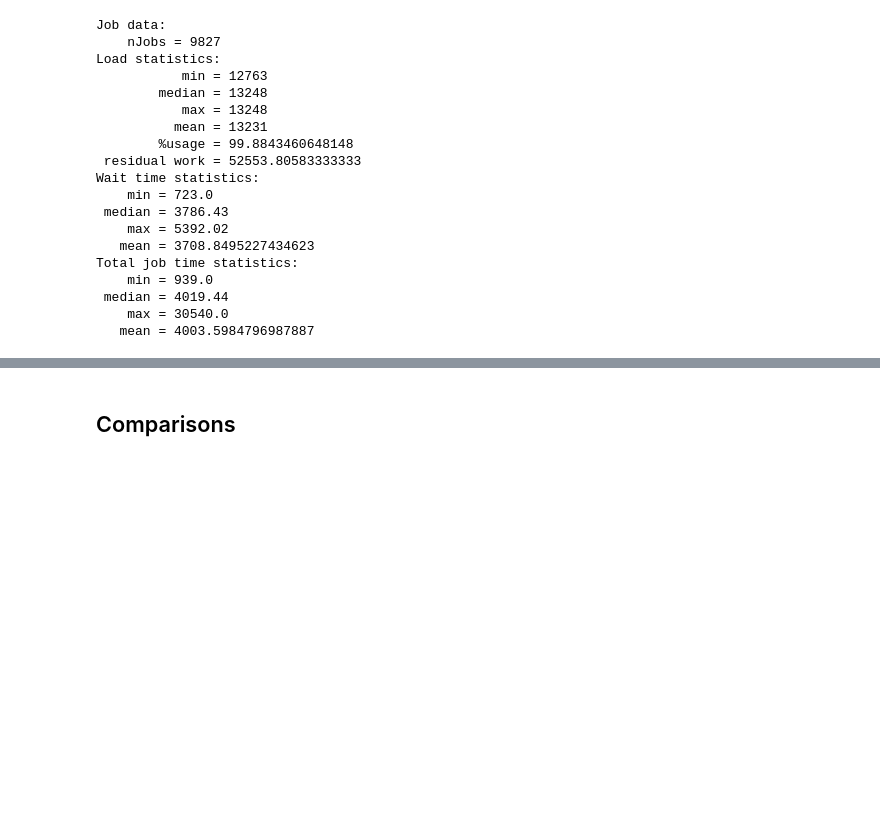
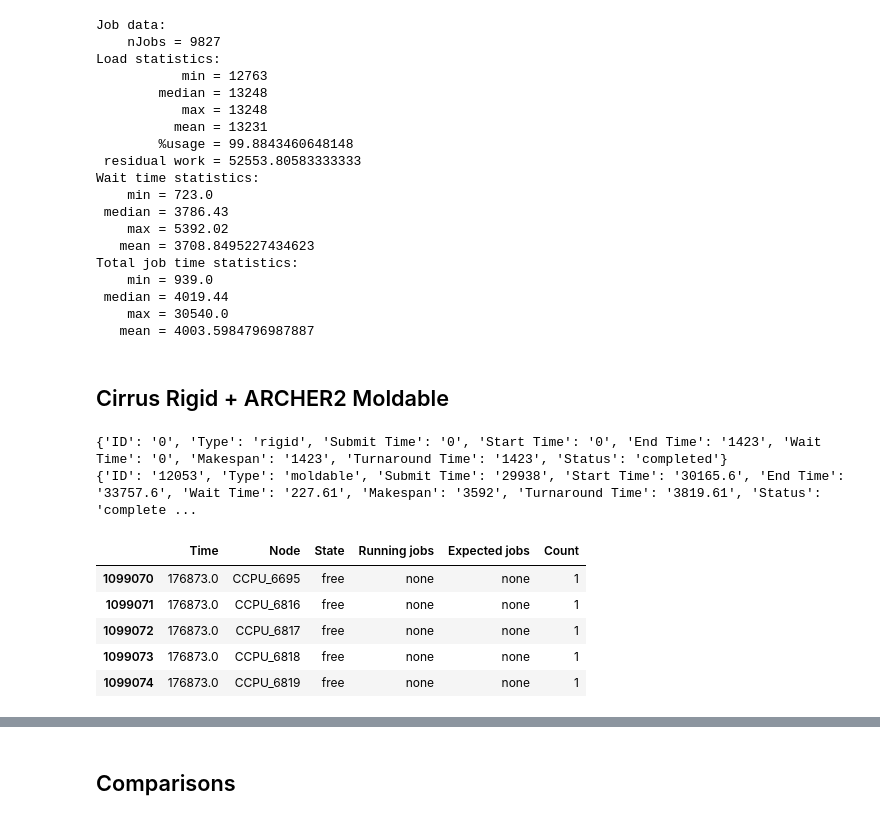
Before and after one commit to EPCCed/mira-cirrus-elastisim, a Jupyter notebook: analysis/cirrus-archer2.ipynb, the cells around one changed output, grey strips where cells are left out. Cells and saved outputs as stored; diff of their text form; code cells hidden in the pictures; blank space fills up the shorter version.

```diff
--- a/analysis/cirrus-archer2.ipynb
+++ b/analysis/cirrus-archer2.ipynb
@@ -580,3 +580,19 @@ Total job time statistics:
  median = 4019.44
     max = 30540.0
    mean = 4003.5984796987887
+# %% [markdown]
+## Cirrus Rigid + ARCHER2 Moldable
+# %%
+csvfile = open('../cirrus-cpu-rigid-archer2-moldable/data/output/job_statistics.csv', 'r')
+
+csvreader = csv.DictReader(csvfile)
+cra2m_job_l = []
+for row in csvreader:
+    cra2m_job_l.append(row)
+
+
+print(cra2m_job_l[0])
+print(cra2m_job_l[-1])
+# %% [output]
+{'ID': '0', 'Type': 'rigid', 'Submit Time': '0', 'Start Time': '0', 'End Time': '1423', 'Wait Time': '0', 'Makespan': '1423', 'Turnaround Time': '1423', 'Status': 'completed'}
+{'ID': '12053', 'Type': 'moldable', 'Submit Time': '29938', 'Start Time': '30165.6', 'End Time': '33757.6', 'Wait Time': '227.61', 'Makespan': '3592', 'Turnaround Time': '3819.61', 'Status': 'complete ...
@@ -582,0 +617,11 @@ Total job time statistics:
+# %%
+nodedata_df = pd.read_csv('../cirrus-cpu-rigid-archer2-moldable/data/output/node_utilization.csv')
+nodedata_df['Count'] = 1
+nodedata_df.tail()
+# %% [output]
+|  | Time | Node | State | Running jobs | Expected jobs | Count |
+| 1099070 | 176873.0 | CCPU_6695 | free | none | none | 1 |
+| 1099071 | 176873.0 | CCPU_6816 | free | none | none | 1 |
+| 1099072 | 176873.0 | CCPU_6817 | free | none | none | 1 |
+| 1099073 | 176873.0 | CCPU_6818 | free | none | none | 1 |
+| 1099074 | 176873.0 | CCPU_6819 | free | none | none | 1 |
```
Also changed, not shown: parts of 11 cells of this notebook, 3 other files.
